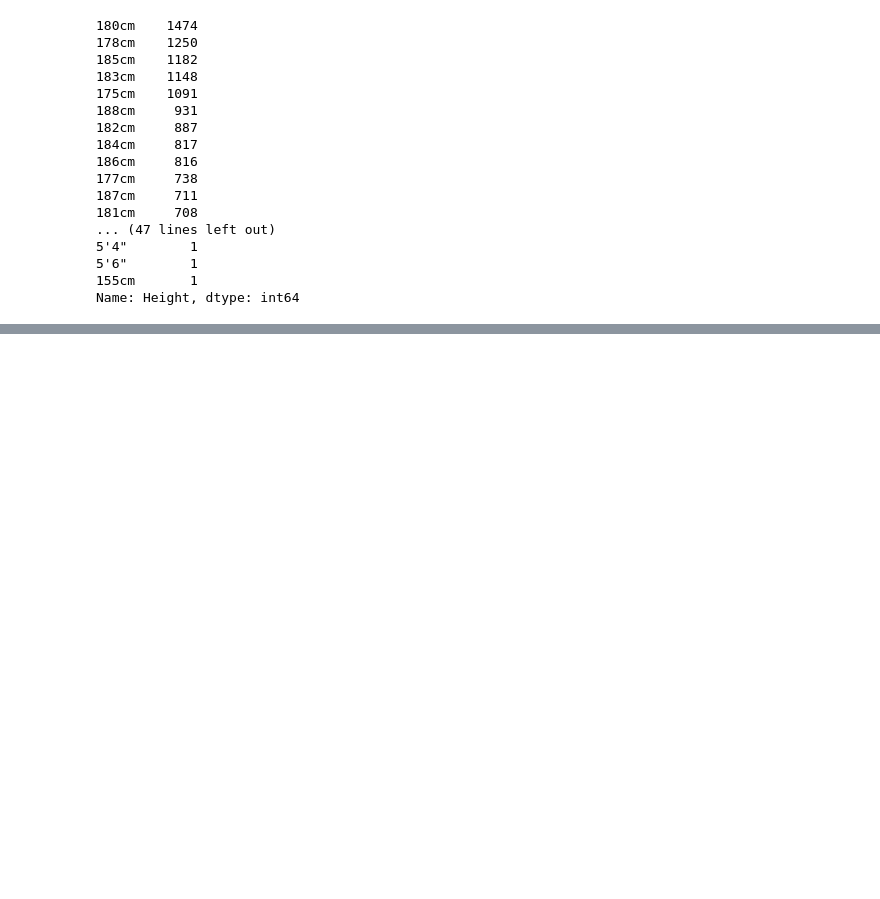
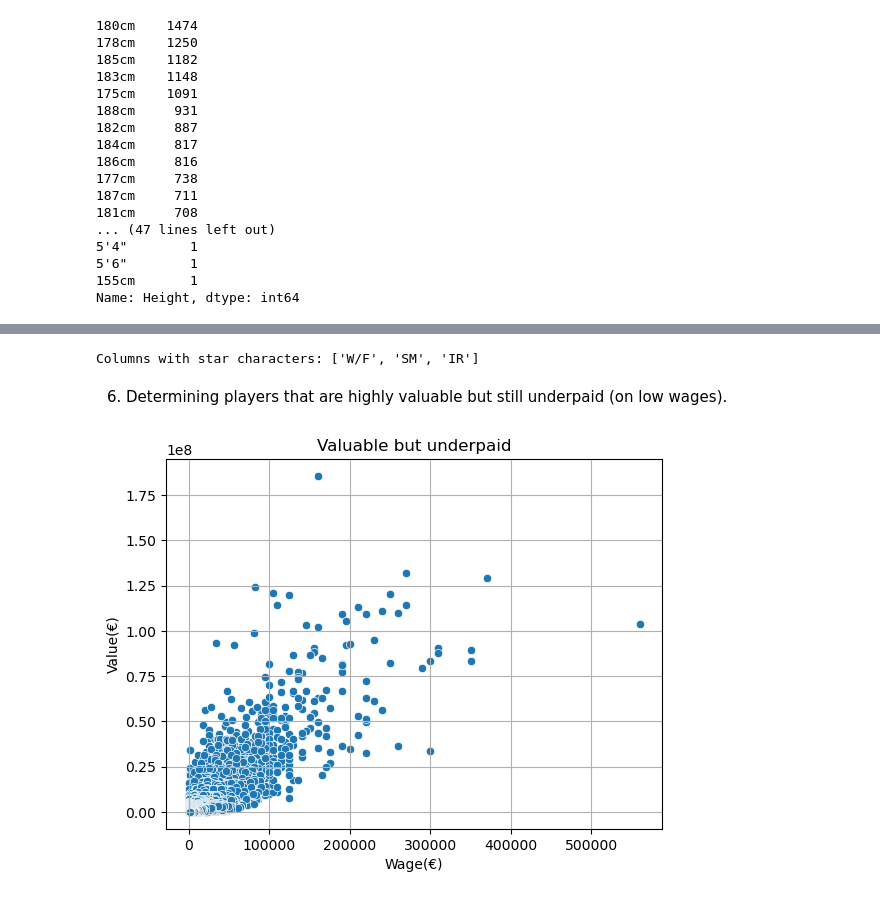
Before and after one commit to davutgl/py_daily, a Jupyter notebook: fifa21/fifa'21.ipynb, the cells around one changed output, grey strips where cells are left out. Cells and saved outputs as stored; diff of their text form; code cells hidden in the pictures; blank space fills up the shorter version.

```diff
--- a/fifa21/fifa'21.ipynb
+++ b/fifa21/fifa'21.ipynb
@@ -143,0 +390,4 @@ def convert_height_to_cm(height):
+# %%
+# renaming columns to indicate unit of values
+df.rename(columns= {'Value' : 'Value(€)'}, inplace = True)
+df.rename(columns= {'Release Clause' : 'Release Clause(€)', 'Wage' : 'Wage(€)'}, inplace = True)
@@ -143,0 +406,37 @@ def convert_height_to_cm(height):
+# %%
+# checking all columns with star characters using a loop to prevent and handle formatting issues.
+col_with_stars = []
+for col in df.columns:
+    if df[col].astype(str).str.contains('★').any():
+        col_with_stars.append(col)
+
+print("Columns with star characters:", col_with_stars)
+# %% [output]
+Columns with star characters: ['W/F', 'SM', 'IR']
+# %%
+# define function to remove star sign from column entries to facilitate processing
+def strip_stars(star):
+    if '★' in star:
+        s = star.replace('★', '').strip()
+        return int(s) if s else 0
+    return None
+# %%
+# applying function to W/F, SM, and IR columns
+df["W/F"] = df["W/F"].apply(strip_stars)
+df["SM"] = df["SM"].apply(strip_stars)
+df["IR"] = df["IR"].apply(strip_stars)
+# %%
+# renaming columns to indicate unit
+df.rename(columns= {'W/F' : 'W/F(★)', 'SM' : 'SM(★)', 'IR' : 'IR(★)'}, inplace = True)
+# %% [markdown]
+6. Determining players that are highly valuable but still underpaid (on low wages).
+# %%
+# plotting Value and Wage values to observe trend
+sns.scatterplot(x = 'Wage(€)', y = 'Value(€)', data=df)
+plt.title('Valuable but underpaid')
+plt.xlabel('Wage(€)')
+plt.ylabel('Value(€)')
+plt.grid(True)
+plt.show()
+# %% [output]
+[figure, added]
```
Also changed, not shown: parts of 42 cells of this notebook.
